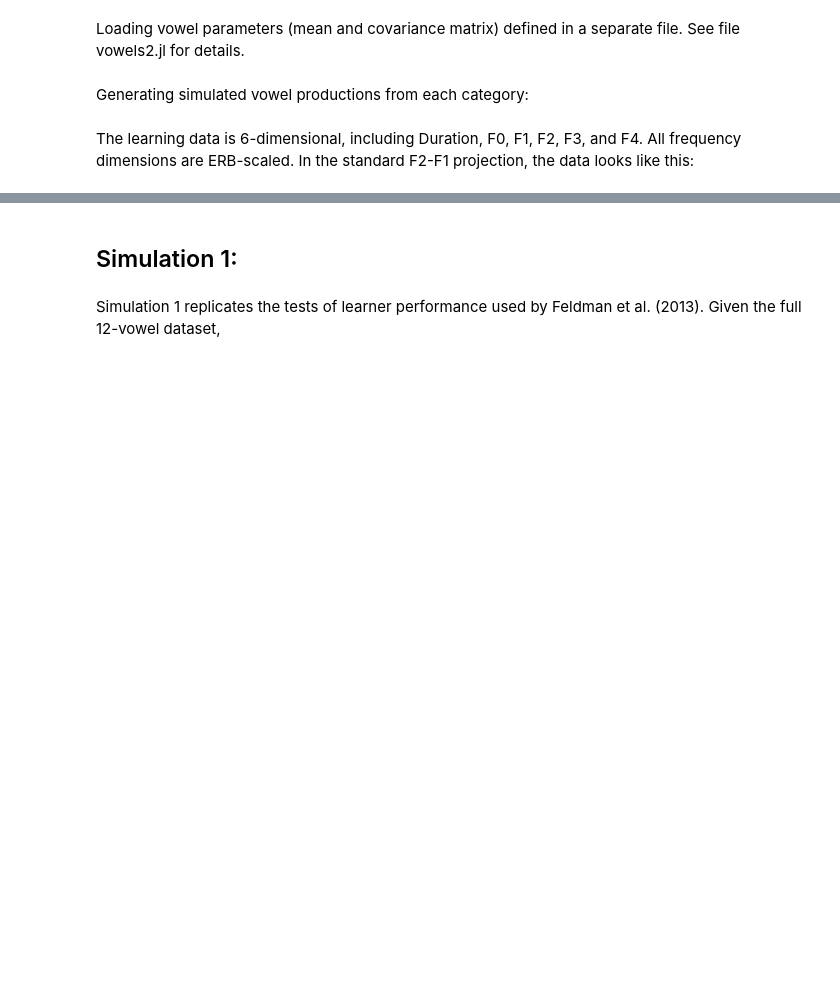
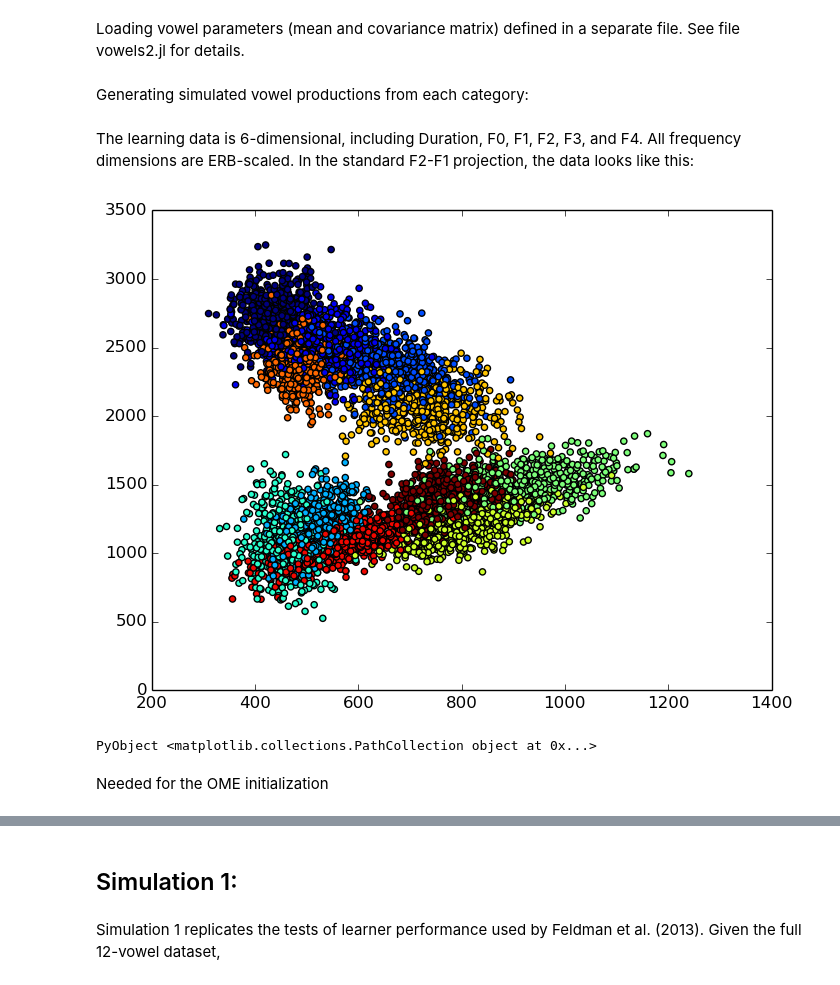
Before and after one commit to phasedchirp/dissertation, a Jupyter notebook: OME_simulations.ipynb, the cells around one changed output, grey strips where cells are left out. Cells and saved outputs as stored; diff of their text form; code cells hidden in the pictures; blank space fills up the shorter version.

```diff
--- a/OME_simulations.ipynb
+++ b/OME_simulations.ipynb
@@ -39,5 +41,22 @@ eh_sample = cat(1,rand(MvNormal(eh_mu,eh_sigma*var_scaling),N),ones(1,N)*7);
 ih_sample = cat(1,rand(MvNormal(ih_mu,ih_sigma*var_scaling),N),ones(1,N)*8);
 oa_sample = cat(1,rand(MvNormal(oa_mu,oa_sigma*var_scaling),N),ones(1,N)*9);
 uh_sample = cat(1,rand(MvNormal(uh_mu,uh_sigma*var_scaling),N),ones(1,N)*10);
+sample_all = cat(2,iy_sample,ei_sample,ae_sample,oo_sample,aw_sample,ih_sample,oa_sample,uw_sample,ah_sample,eh_sample,uh_sample);
+ord = randperm(size(sample_all,2));
+col1 = permute!(sample_all[1,:],ord);
+col2 = permute!(sample_all[2,:],ord);
+col3 = permute!(sample_all[3,:],ord);
+col4 = permute!(sample_all[4,:],ord);
+col5 = permute!(sample_all[5,:],ord);
+col6 = permute!(sample_all[6,:],ord);
+col7 = permute!(sample_all[7,:],ord);
+vowels_rand = cat(1,col1,col2,col3,col4,col5,col6,col7);
 # %% [markdown]
 The learning data is 6-dimensional, including Duration, F0, F1, F2, F3, and F4. All frequency dimensions are ERB-scaled. In the standard F2-F1 projection, the data looks like this:
+# %%
+scatter(vowels_rand[3,:],vowels_rand[4,:],c=vowels_rand[7,:])
+# %% [output]
+[figure, added]
+PyObject <matplotlib.collections.PathCollection object at 0x...>
+# %% [markdown]
+Needed for the OME initialization
```
Also changed, not shown: parts of 13 cells of this notebook, 5 other files.
